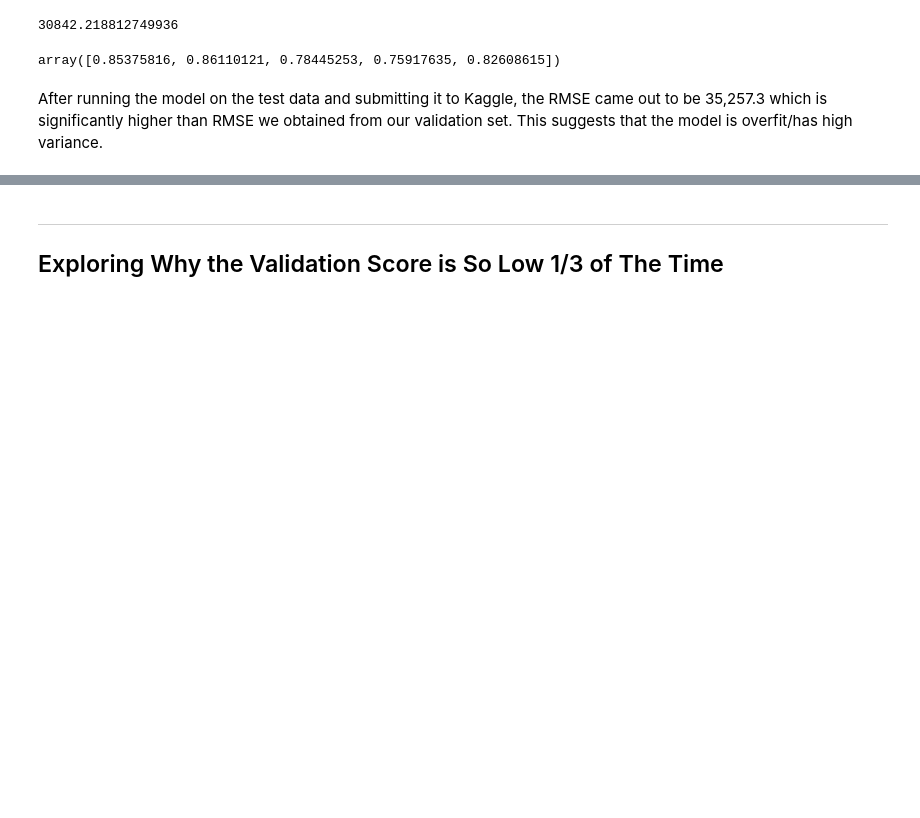
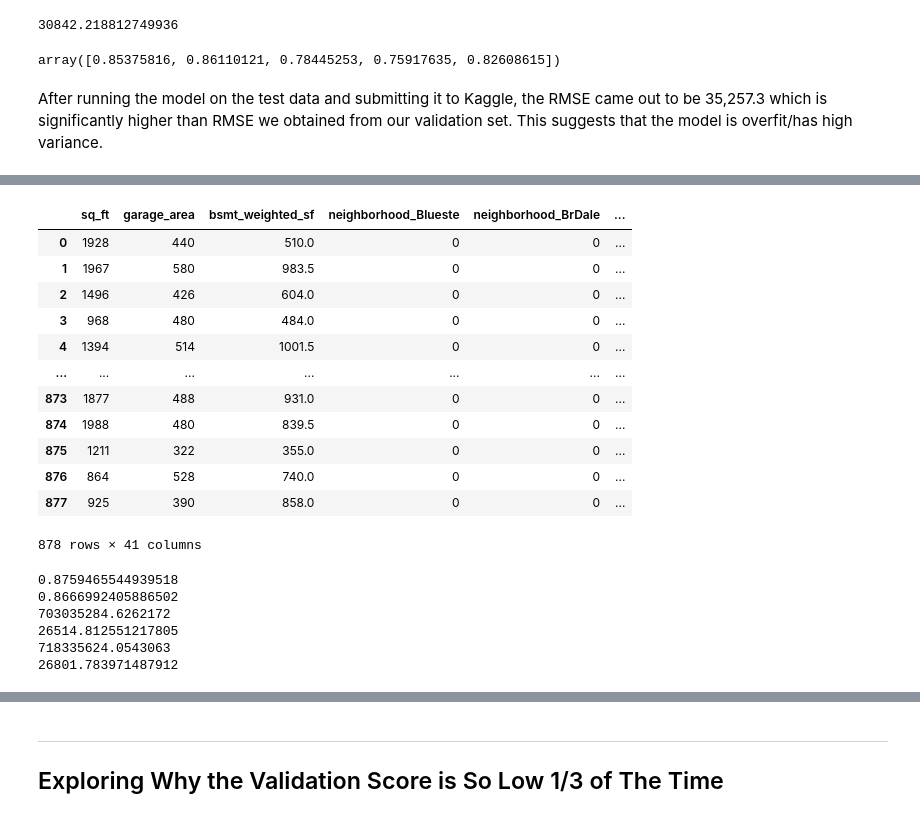
Before and after one commit to jguo052/Ames-Housing-Price-Regression, a Jupyter notebook: code/EDA.ipynb, the cells around one changed output, grey strips where cells are left out. Drawn from its saved outputs; the diff is of its cells as text; code cells hidden in the pictures; blank space fills up the shorter version.

```diff
--- a/code/EDA.ipynb
+++ b/code/EDA.ipynb
@@ -875,0 +1071,16 @@ Nina brought to my attention that the `gr_liv_area` is not the total above groun
+# %%
+dummy_test
+# %% [output]
+|  | sq_ft | garage_area | bsmt_weighted_sf | neighborhood_Blueste | neighborhood_BrDale | ... |
+| 0 | 1928 | 440 | 510.0 | 0 | 0 | ... |
+| 1 | 1967 | 580 | 983.5 | 0 | 0 | ... |
+| 2 | 1496 | 426 | 604.0 | 0 | 0 | ... |
+| 3 | 968 | 480 | 484.0 | 0 | 0 | ... |
+| 4 | 1394 | 514 | 1001.5 | 0 | 0 | ... |
+| ... | ... | ... | ... | ... | ... | ... |
+| 873 | 1877 | 488 | 931.0 | 0 | 0 | ... |
+| 874 | 1988 | 480 | 839.5 | 0 | 0 | ... |
+| 875 | 1211 | 322 | 355.0 | 0 | 0 | ... |
+| 876 | 864 | 528 | 740.0 | 0 | 0 | ... |
+| 877 | 925 | 390 | 858.0 | 0 | 0 | ... |
+878 rows × 41 columns
@@ -875,0 +1102,14 @@ Nina brought to my attention that the `gr_liv_area` is not the total above groun
+# %%
+print(lr.score(X_train_sc, y_train))
+print(lr.score(X_val_sc, y_val))
+print(metrics.mean_squared_error(y_train, yt_pred))
+print(metrics.mean_squared_error(y_train, yt_pred, squared = False))
+print(metrics.mean_squared_error(y_val, yv_pred))
+print(metrics.mean_squared_error(y_val, yv_pred, squared = False))
+# %% [output]
+0.8759465544939518
+0.8666992405886502
+703035284.6262172
+26514.812551217805
+718335624.0543063
+26801.783971487912
```
Also changed, not shown: parts of 37 cells of this notebook.
